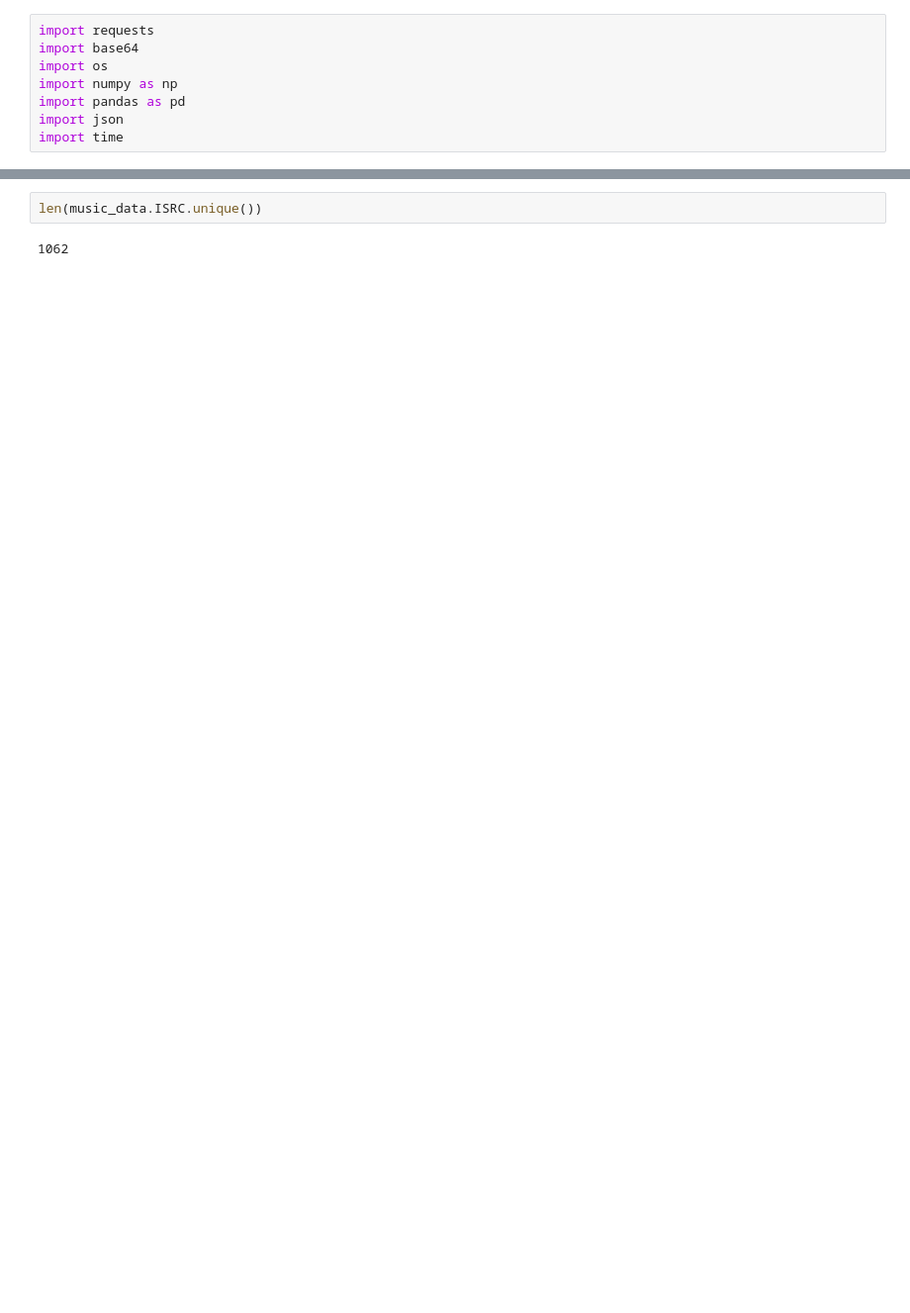
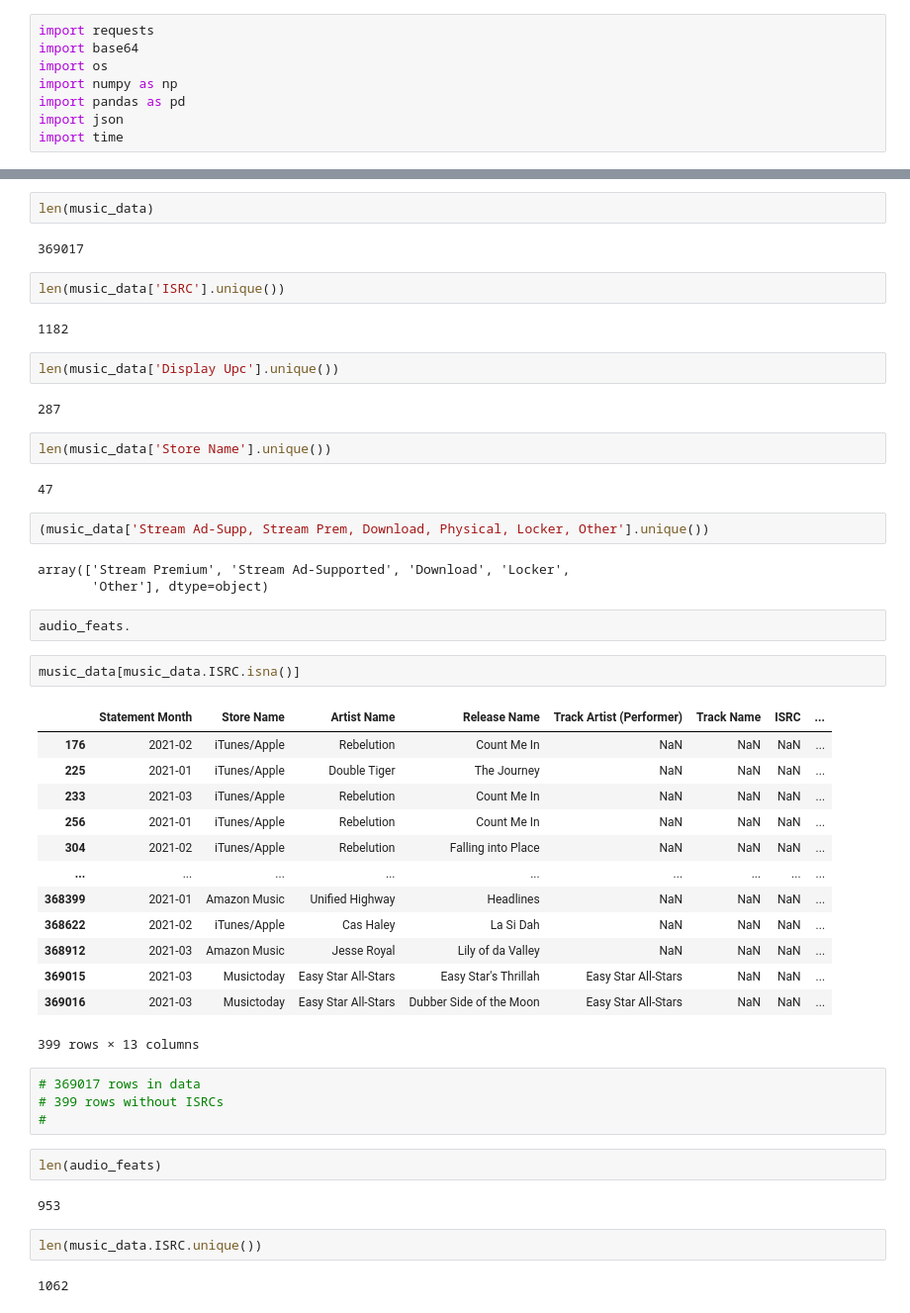
Before and after one commit to melrbischoff/ada-final-project, a Jupyter notebook: get_spotify_data.ipynb, the cells around one changed output, grey strips where cells are left out. Shown: that part at 99% size. Drawn from its saved outputs; the diff is of its cells as text; blank space fills up the shorter version.

```diff
--- a/get_spotify_data.ipynb
+++ b/get_spotify_data.ipynb
@@ -170,3 +255,50 @@ music_data.head()
+# %%
+len(music_data)
+# %% [output]
+369017
+# %%
+len(music_data['ISRC'].unique())
+# %% [output]
+1182
+# %%
+len(music_data['Display Upc'].unique())
+# %% [output]
+287
+# %%
+len(music_data['Store Name'].unique())
+# %% [output]
+47
+# %%
+(music_data['Stream Ad-Supp, Stream Prem, Download, Physical, Locker, Other'].unique())
+# %% [output]
+array(['Stream Premium', 'Stream Ad-Supported', 'Download', 'Locker',
+       'Other'], dtype=object)
+# %%
+audio_feats.
+# %%
+music_data[music_data.ISRC.isna()]
+# %% [output]
+|  | Statement Month | Store Name | Artist Name | Release Name | Track Artist (Performer) | Track Name | ISRC | ... |
+| 176 | 2021-02 | iTunes/Apple | Rebelution | Count Me In | NaN | NaN | NaN | ... |
+| 225 | 2021-01 | iTunes/Apple | Double Tiger | The Journey | NaN | NaN | NaN | ... |
+| 233 | 2021-03 | iTunes/Apple | Rebelution | Count Me In | NaN | NaN | NaN | ... |
+| 256 | 2021-01 | iTunes/Apple | Rebelution | Count Me In | NaN | NaN | NaN | ... |
+| 304 | 2021-02 | iTunes/Apple | Rebelution | Falling into Place | NaN | NaN | NaN | ... |
+| ... | ... | ... | ... | ... | ... | ... | ... | ... |
+| 368399 | 2021-01 | Amazon Music | Unified Highway | Headlines | NaN | NaN | NaN | ... |
+| 368622 | 2021-02 | iTunes/Apple | Cas Haley | La Si Dah | NaN | NaN | NaN | ... |
+| 368912 | 2021-03 | Amazon Music | Jesse Royal | Lily of da Valley | NaN | NaN | NaN | ... |
+| 369015 | 2021-03 | Musictoday | Easy Star All-Stars | Easy Star's Thrillah | Easy Star All-Stars | NaN | NaN | ... |
+| 369016 | 2021-03 | Musictoday | Easy Star All-Stars | Dubber Side of the Moon | Easy Star All-Stars | NaN | NaN | ... |
+399 rows × 13 columns
+# %%
+# 369017 rows in data
+# 399 rows without ISRCs
+#
+# %%
+len(audio_feats)
+# %% [output]
+953
 # %%
 len(music_data.ISRC.unique())
 # %% [output]
```
Also changed, not shown: parts of 29 cells of this notebook, 2 other files.
